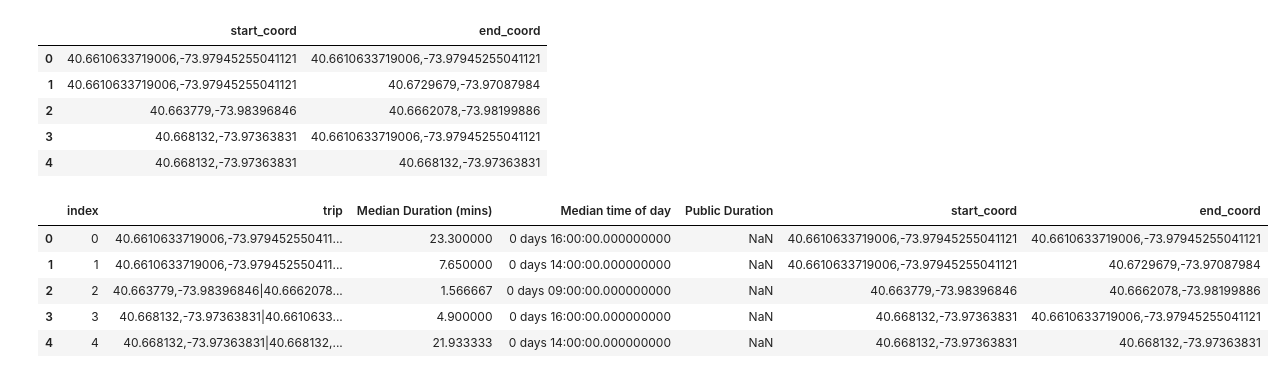
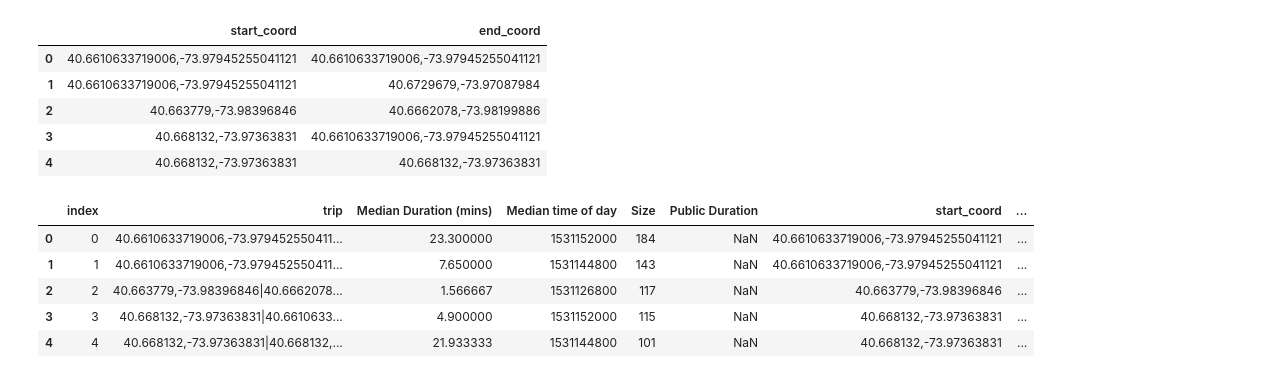
Before and after one commit to emrclik/project-three, a Jupyter notebook: Public transportation duration.ipynb, the cells around one changed output. Drawn from its saved outputs; the diff is of its cells as text; code cells hidden in the pictures.

Commit message:
citibike vs public transit

```diff
--- a/Public transportation duration.ipynb
+++ b/Public transportation duration.ipynb
@@ -32,12 +32,12 @@ bike_df.head()
 # %%
 # create new dataframe
 bike_trip_data = pd.concat([bike_trips,bike_df], axis=1, ignore_index=True)
-bike_trip_data.columns = ['index', 'trip', 'Median Duration (mins)', 'Median time of day', 'Public Duration', 'start_coord', 'end_coord']
+bike_trip_data.columns = ['index', 'trip', 'Median Duration (mins)', 'Median time of day', 'Size', 'Public Duration', 'start_coord', 'end_coord']
 bike_trip_data.head()
 # %% [output]
-|  | index | trip | Median Duration (mins) | Median time of day | Public Duration | start_coord | end_coord |
-| 0 | 0 | 40.6610633719006,-73.979452550411... | 23.300000 | 0 days 16:00:00.000000000 | NaN | 40.6610633719006,-73.97945255041121 | 40.6610633719006,-73.97945255041121 |
-| 1 | 1 | 40.6610633719006,-73.979452550411... | 7.650000 | 0 days 14:00:00.000000000 | NaN | 40.6610633719006,-73.97945255041121 | 40.6729679,-73.97087984 |
-| 2 | 2 | 40.663779,-73.98396846|40.6662078... | 1.566667 | 0 days 09:00:00.000000000 | NaN | 40.663779,-73.98396846 | 40.6662078,-73.98199886 |
-| 3 | 3 | 40.668132,-73.97363831|40.6610633... | 4.900000 | 0 days 16:00:00.000000000 | NaN | 40.668132,-73.97363831 | 40.6610633719006,-73.97945255041121 |
-| 4 | 4 | 40.668132,-73.97363831|40.668132,... | 21.933333 | 0 days 14:00:00.000000000 | NaN | 40.668132,-73.97363831 | 40.668132,-73.97363831 |
+|  | index | trip | Median Duration (mins) | Median time of day | Size | Public Duration | start_coord | ... |
+| 0 | 0 | 40.6610633719006,-73.979452550411... | 23.300000 | 1531152000 | 184 | NaN | 40.6610633719006,-73.97945255041121 | ... |
+| 1 | 1 | 40.6610633719006,-73.979452550411... | 7.650000 | 1531144800 | 143 | NaN | 40.6610633719006,-73.97945255041121 | ... |
+| 2 | 2 | 40.663779,-73.98396846|40.6662078... | 1.566667 | 1531126800 | 117 | NaN | 40.663779,-73.98396846 | ... |
+| 3 | 3 | 40.668132,-73.97363831|40.6610633... | 4.900000 | 1531152000 | 115 | NaN | 40.668132,-73.97363831 | ... |
+| 4 | 4 | 40.668132,-73.97363831|40.668132,... | 21.933333 | 1531144800 | 101 | NaN | 40.668132,-73.97363831 | ... |
```
Also changed, not shown: parts of 13 cells of this notebook, 7 other files.
